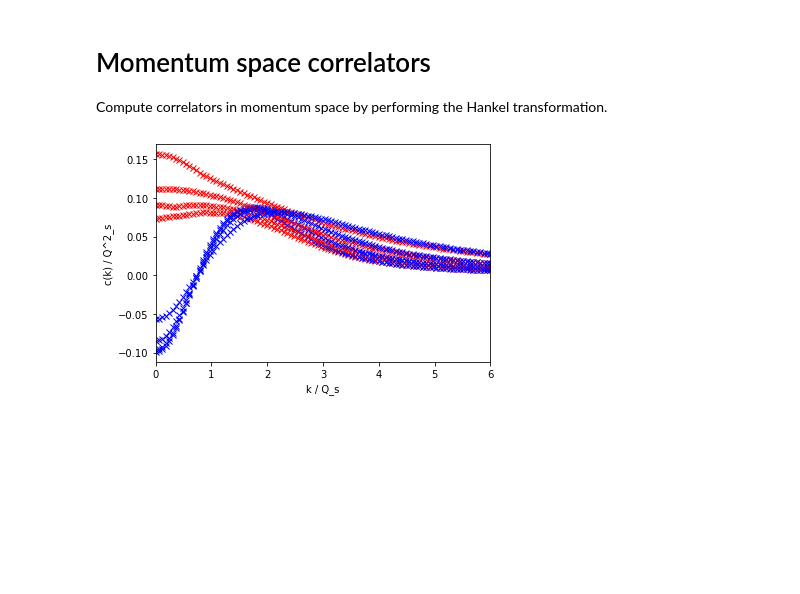
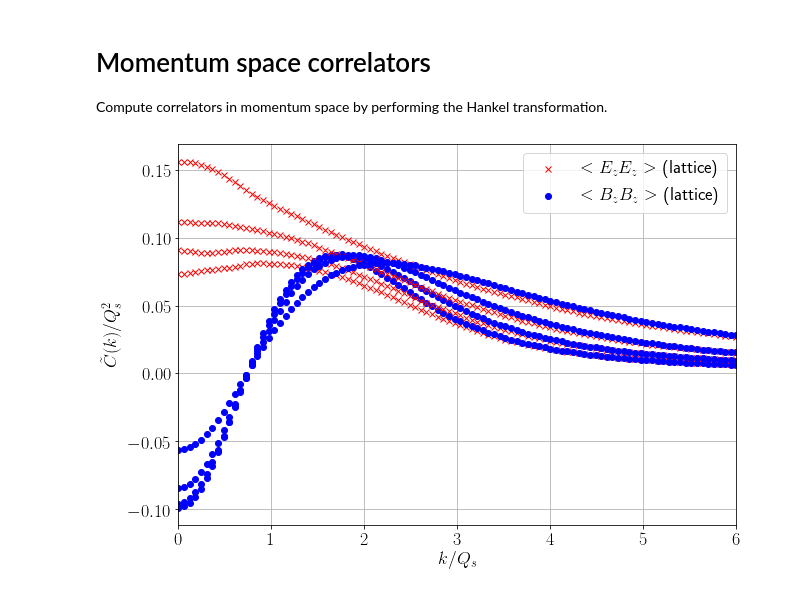
Before and after one commit to avramescudana/curraun, a Jupyter notebook: notebooks/Initial correlators in the strong field case (fixed g2mu).ipynb, the cells around one changed output. Saved outputs shown, nothing was run; the diff lists cells and outputs as text; code cells hidden in the pictures; blank space fills up the shorter version.

```diff
--- a/notebooks/Initial correlators in the strong field case (fixed g2mu).ipynb
+++ b/notebooks/Initial correlators in the strong field case (fixed g2mu).ipynb
@@ -30,6 +32,12 @@ import curraun.initial as initial
 from curraun.correlators import Correlators
 import numpy as np
 import matplotlib.pyplot as plt
+
+from matplotlib import rc
+rc('text', usetex=True)
+plt.rcParams["figure.figsize"] = (10, 7)
+plt.rcParams.update({'font.size':18})
+
 import pickle
 from tqdm import tqdm
 
@@ -148,12 +156,13 @@ for i, res in enumerate(results):
     coordinate_data.append(Bz_d)
 
     plt.plot(r, Ez_d, 'rx')
-    plt.plot(r, Bz_d, 'bx')
+    plt.plot(r, Bz_d, 'bo')
 
 plt.xlim([0, 6.0])
 plt.grid()
-plt.xlabel("Q_s r")
-plt.ylabel("r C(r) / Q^3_s")
+plt.xlabel("$Q_s r$")
+plt.ylabel("$r C(r) / Q^3_s$")
+plt.legend(["$<E_z E_z>$ (lattice)", "$<B_z B_z>$ (lattice)"])
 plt.show()
 
 # export data for pgfplots
@@ -226,34 +235,36 @@ for i, res in enumerate(results):
     lim_L = L / lim
     lim_N = int(N / lim)
 
     r = np.linspace(0, lim_L, num=lim_N) # in (g^2 \mu)^{-1}
     r *= Qs                              # in (Qs)^{-1}
 
     Ezs, Bzs = res["Ez"], res["Bz"]
     Ez_d = r * f * Ezs[:lim_N]
     Bz_d = r * f * Bzs[:lim_N]
 
     p_range = np.linspace(0.0, 6.0, num=100)
     Ez_m = np.array([simps(x=r, y=Ez_d * vec_j0(p * r)) for p in p_range])
     Bz_m = np.array([simps(x=r, y=Bz_d * vec_j0(p * r)) for p in p_range])
 
     momentum_data.append(p_range)
     momentum_data.append(Ez_m)
     momentum_data.append(Bz_m)
 
     plt.plot(p_range, Ez_m, 'rx')
-    plt.plot(p_range, Bz_m, 'bx')
+    plt.plot(p_range, Bz_m, 'bo')
 plt.xlim([0, 6])
-plt.xlabel("k / Q_s")
-plt.ylabel("c(k) / Q^2_s")
+plt.xlabel("$k / Q_s$")
+plt.ylabel("$\\tilde{C}(k) / Q^2_s$")
+plt.legend(["$<E_z E_z>$ (lattice)", "$<B_z B_z>$ (lattice)"])
+plt.grid()
 plt.show()
 
 momentum_data = np.array(momentum_data)
 
 
 # export data for pgfplots
 momentum_data = np.array(momentum_data).T
 momentum_data = np.nan_to_num(momentum_data)
 np.savetxt("strong_correlators_k.dat", momentum_data, header="k / Q_s, <E_z E_z>, <B_z B_z> (x 4)")
 # %% [output]
-[figure, old version]
+[figure, new version]
```
Also changed, not shown: parts of 2 cells of this notebook.
